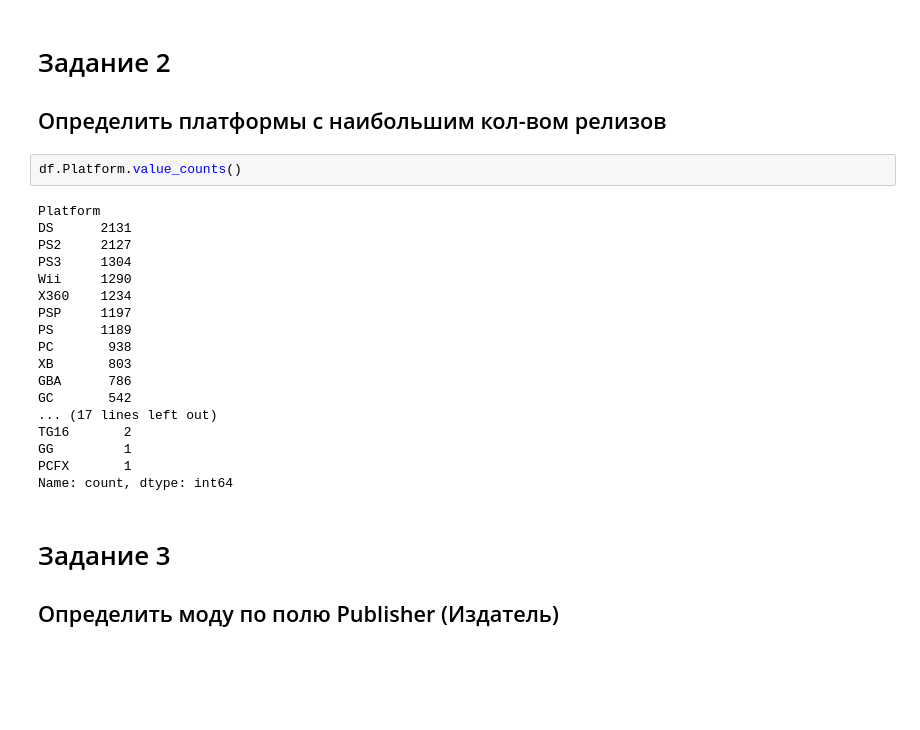
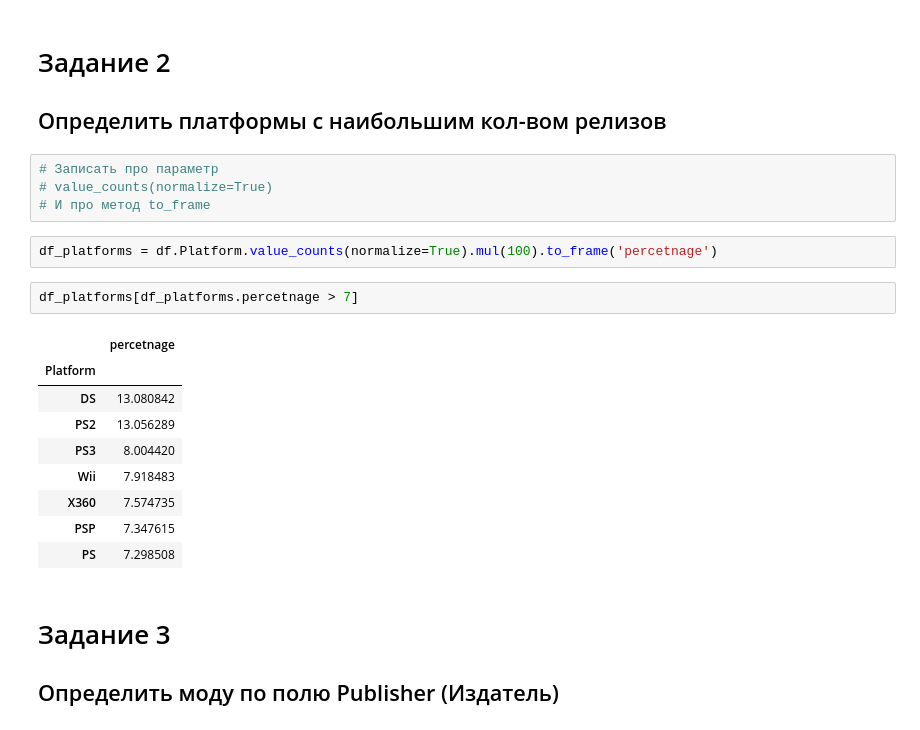
Before and after one commit to MrAriec/analytics_project, a Jupyter notebook: 1_project/project_1.ipynb, the cells around one changed output. Saved outputs shown, nothing was run; the diff lists cells and outputs as text; blank space fills up the shorter version.

```diff
--- a/1_project/project_1.ipynb
+++ b/1_project/project_1.ipynb
@@ -88,26 +93,24 @@ sns.despine()
 # %% [markdown]
 # Задание 2
 ## Определить платформы с наибольшим кол-вом релизов
+# %%
+# Записать про параметр
+# value_counts(normalize=True)
+# И про метод to_frame
 # %%
-df.Platform.value_counts()
+df_platforms = df.Platform.value_counts(normalize=True).mul(100).to_frame('percetnage')
-# %% [output]
-Platform
-DS      2131
-PS2     2127
-PS3     1304
-Wii     1290
-X360    1234
-PSP     1197
-PS      1189
-PC       938
-XB       803
-GBA      786
-GC       542
-... (17 lines left out)
-TG16       2
-GG         1
-PCFX       1
-Name: count, dtype: int64
+# %%
+df_platforms[df_platforms.percetnage > 7]
+# %% [output]
+|  | percetnage |
+| Platform |  |
+| DS | 13.080842 |
+| PS2 | 13.056289 |
+| PS3 | 8.004420 |
+| Wii | 7.918483 |
+| X360 | 7.574735 |
+| PSP | 7.347615 |
+| PS | 7.298508 |
 # %% [markdown]
 # Задание 3
 ## Определить моду по полю Publisher (Издатель)
```
Also changed, not shown: parts of 9 cells of this notebook.
